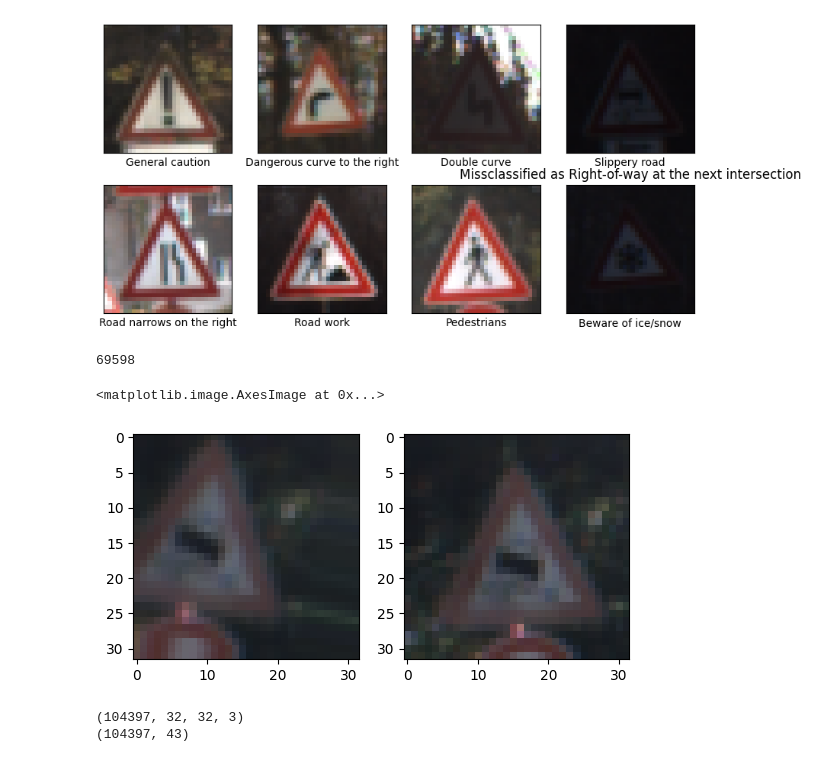
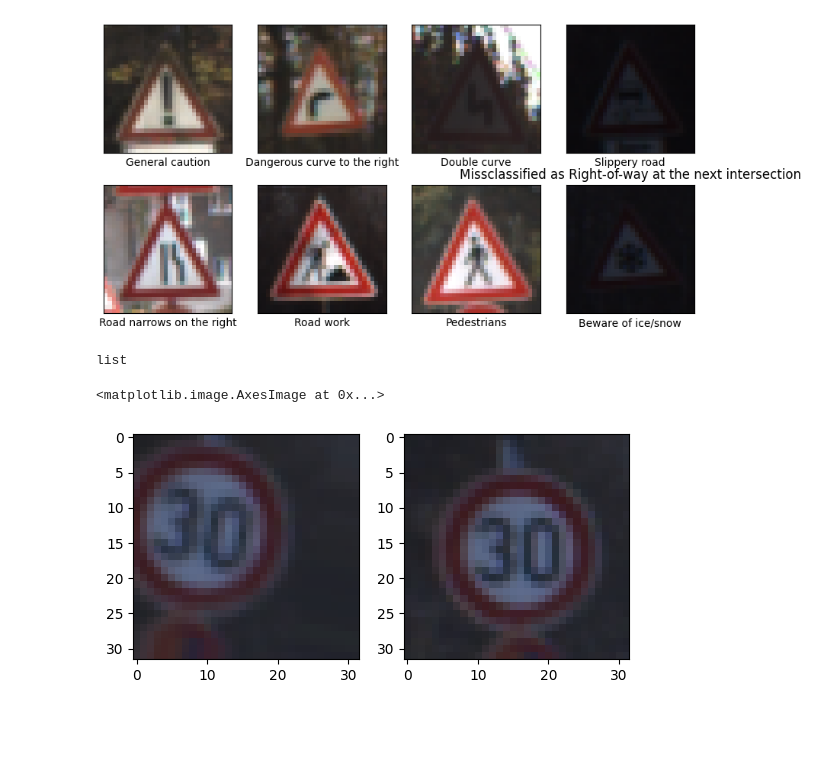
Before and after one commit to guevelel/COMP4449_Image_Classification, a Jupyter notebook: Traffic_Signs_COMP4449.ipynb, the cells around one changed output. Drawn from its saved outputs; the diff is of its cells as text; code cells hidden in the pictures; blank space fills up the shorter version.

```diff
--- a/Traffic_Signs_COMP4449.ipynb
+++ b/Traffic_Signs_COMP4449.ipynb
@@ -246,10 +256,10 @@ plt.show()
 tf.random.set_seed(42)
 np.random.seed(42)
 
-#Using an existing LeNet-5 Neural Network for image classification as baseline model
+#Using an existing LeNet-5 Neural Network framework for image classification as baseline model
 #LeNet-5
 model = Sequential()
-model.add(Conv2D(filters=5, kernel_size=(5,5), activation='relu', padding='valid', input_shape=X_train.shape[1:]))
+model.add(Conv2D(filters=5, kernel_size=(5,5), activation='relu', padding='valid', input_shape=X_train_tensor.shape[1:]))
 model.add(AveragePooling2D(pool_size=(2,2),strides=2,padding='valid',data_format=None,)) #is this right?
 model.add(Conv2D(filters=5, kernel_size=(5,5), activation='relu', padding='valid'))
 model.add(AveragePooling2D(pool_size=(2,2),strides=2,padding='valid',data_format=None,)) #is this right?
@@ -261,7 +271,6 @@ model.add(Dense(43, activation='softmax'))
 #Compile the model:
 model.compile(loss='categorical_crossentropy', optimizer='adam', metrics=['accuracy'])
 
-
 #Dense layers are fully connected
 #Convolutional, Pooling, LSTM
 #Dropout
@@ -274,6 +283,7 @@ model.compile(loss='categorical_crossentropy', optimizer='adam', metrics=['accur
 eps = 12
 
 #Fit model and track the accuracy and loss:
-history = model.fit(X_train, y_train, batch_size=32, epochs=eps, validation_data=(X_val, y_val))
+#history = model.fit(X_train, y_train, batch_size=32, epochs=eps, validation_data=(X_val, y_val))
+history = model.fit(X_train_tensor, y_train, batch_size=32, epochs=eps, validation_data=(X_val_tensor, y_val))
 # %% [output]
 Epoch 1/12
@@ -362,7 +373,8 @@ model.evaluate(X_test, y_test)
 tf.random.set_seed(42)
 np.random.seed(42)
 
-pred = model.predict(X_test)
+#pred = model.predict(X_test)
+pred = model.predict(X_test_tensor)
 #pred
 
 #Convert label matrices to index values for confustion matrix:
@@ -439,8 +451,7 @@ plt.show()
 #Rotating, zooming, etc. images
 #this makes model more robust to new images it will attempt to classify. Not all images taken are perfect size, shape, etc.
 
-# set up your data generator
-
+# set up data generator"
 datagen = ImageDataGenerator(
     featurewise_center=True,
     featurewise_std_normalization=True,
@@ -453,45 +464,37 @@ datagen = ImageDataGenerator(
     horizontal_flip=False, #no flipping
     vertical_flip = False)
 
-# Fit the generator using your data
-datagen.fit(X_train)
+# Fit the generator using your data:
+datagen.fit(X_train_tensor)
 
-# Augment the training data images
-#augmented = datagen.random_transform(X_train[0])
-
+#Augment the training data:
 augmented = []
 for i in range(len(X_train)):
   augmented.append(datagen.random_transform(X_train[i], seed = 42))
-  augmented.append(datagen.random_transform(X_train[i], seed = 42))
-  #augmented.append(datagen.flow(X_train[i]))
-  #augmented.append(apply_transform(X_train[i]))
-
-#augmented = datagen.flow(X_train)
-#len(augmented)
 # %%
 len(augmented)
+type(augmented)
 # %% [output]
-69598
+list
 # %%
 #Show Comparison of Images:
 plt.subplot(1,2,1)
 z = 4004
 plt.imshow(augmented[z])
 plt.subplot(1,2,2)
-plt.imshow(X_train[int(z/2)])
+#plt.imshow(X_train[int(z/2)])
+plt.imshow(X_train[z])
 # %% [output]
 <matplotlib.image.AxesImage at 0x...>
-[figure, old version]
+[figure, new version]
 # %%
 #Combine rotated training images with actual training images increase training data size
 X_train_enlarged = np.vstack((X_train, augmented))
+#X_train_enlarged = torch.stack((augmented,X_train_tensor), dim=0)
 print(X_train_enlarged.shape)
 
-y_train_enlarged = np.vstack((y_train, y_train, y_train))
+y_train_enlarged = np.vstack((y_train, y_train))#, y_train))
 print(y_train_enlarged.shape)
-# %% [output]
-(104397, 32, 32, 3)
-(104397, 43)
 # %%
 #Retrain Model with additional data:
 tf.random.set_seed(42)
```
Also changed, not shown: parts of 37 cells of this notebook.
